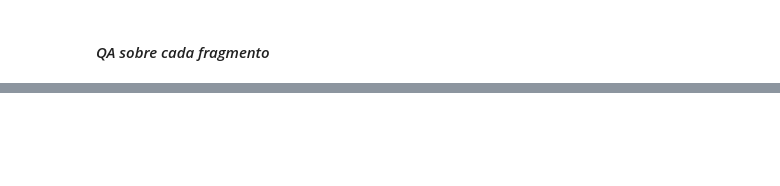
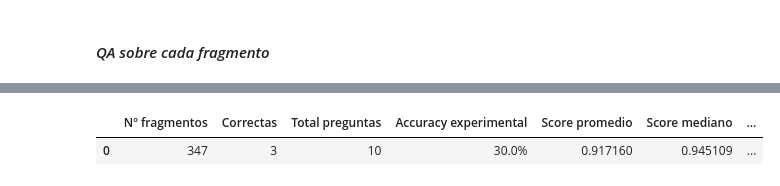
Before and after one commit to abner-rivas/Laboratorio---ML, a Jupyter notebook: laboratorio_ml_qa.ipynb, the cells around one changed output, grey strips where cells are left out. Cells and saved outputs as stored; diff of their text form; code cells hidden in the pictures; blank space fills up the shorter version.

```diff
--- a/laboratorio_ml_qa.ipynb
+++ b/laboratorio_ml_qa.ipynb
@@ -2046,3 +2047,31 @@ display(resultados_documento_base[columnas_base].style.format({
 | 7 | 8 | Artículo 68 | 20 | ¿Según qué reglamento se tramita ... | Reglamento General del Sistema de... | el Reglamento | 0.842512 | 269 | 49 | ... |
 | 8 | 9 | Artículo 258 | 62 | ¿Cuándo entra en vigencia el Regl... | ocho días después de su publicaci... | seis meses | 0.860174 | 284 | 51 | ... |
 | 9 | 10 | Artículo 184 | 45 | ¿Por cuánto tiempo se amplía auto... | un año académico más | dos años | 0.981108 | 239 | 43 | ... |
+# %%
+def resumir_configuracion(tabla_resultados, numero_fragmentos):
+    return {
+        "Nº fragmentos": int(numero_fragmentos),
+        "Correctas": int((tabla_resultados["Correcta"] == "Sí").sum()),
+        "Total preguntas": int(len(tabla_resultados)),
+        "Accuracy experimental": float((tabla_resultados["Correcta"] == "Sí").mean()),
+        "Score promedio": float(tabla_resultados["Score"].mean()),
+        "Score mediano": float(tabla_resultados["Score"].median()),
+        "Tiempo promedio (s)": float(tabla_resultados["Tiempo (s)"].mean()),
+        "Tiempo total (s)": float(tabla_resultados["Tiempo (s)"].sum()),
+    }
+
+
+resumen_documento_base = resumir_configuracion(
+    resultados_documento_base,
+    len(fragmentos_documento),
+)
+display(pd.DataFrame([resumen_documento_base]).style.format({
+    "Accuracy experimental": "{:.1%}",
+    "Score promedio": "{:.6f}",
+    "Score mediano": "{:.6f}",
+    "Tiempo promedio (s)": "{:.3f}",
+    "Tiempo total (s)": "{:.3f}",
+}))
+# %% [output]
+|  | Nº fragmentos | Correctas | Total preguntas | Accuracy experimental | Score promedio | Score mediano | ... |
+| 0 | 347 | 3 | 10 | 30.0% | 0.917160 | 0.945109 | ... |
```
Also changed, not shown: parts of 14 cells of this notebook, 1 other file.
